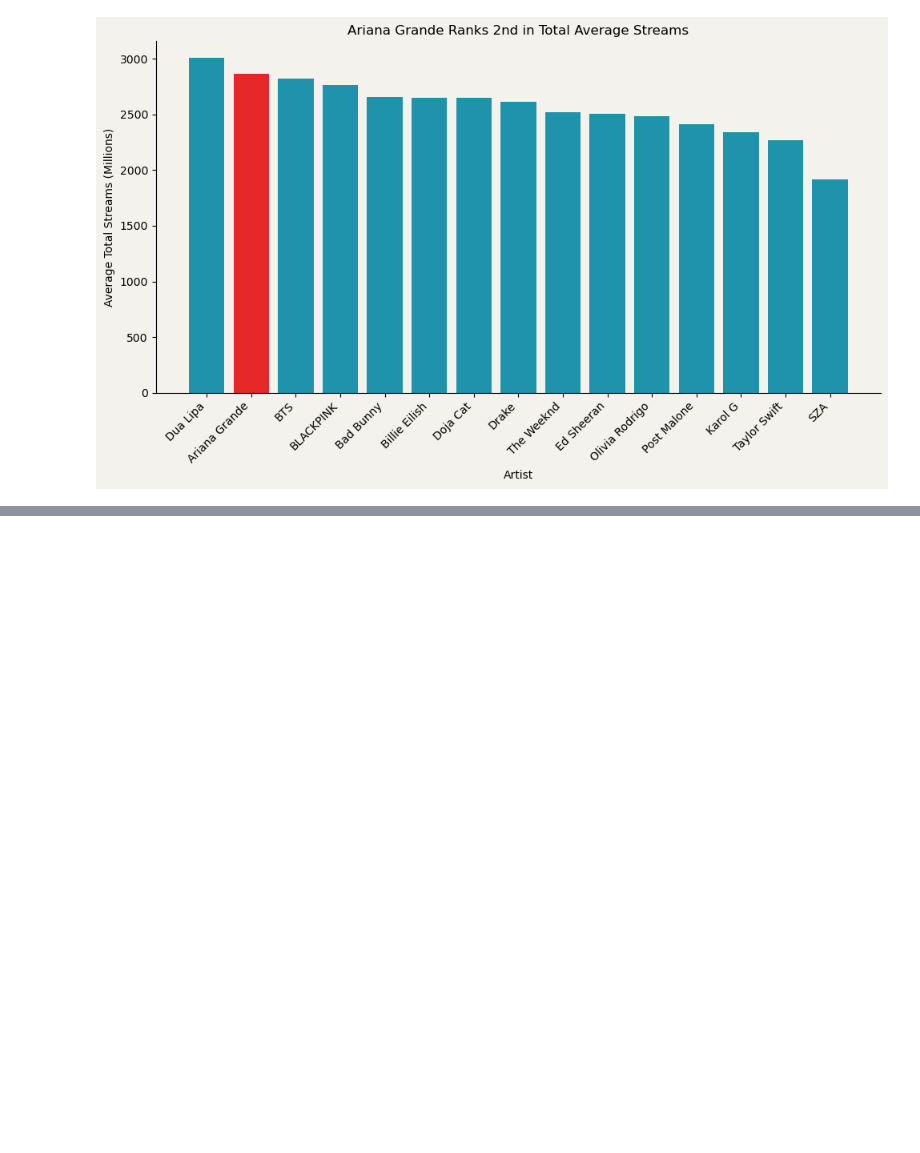
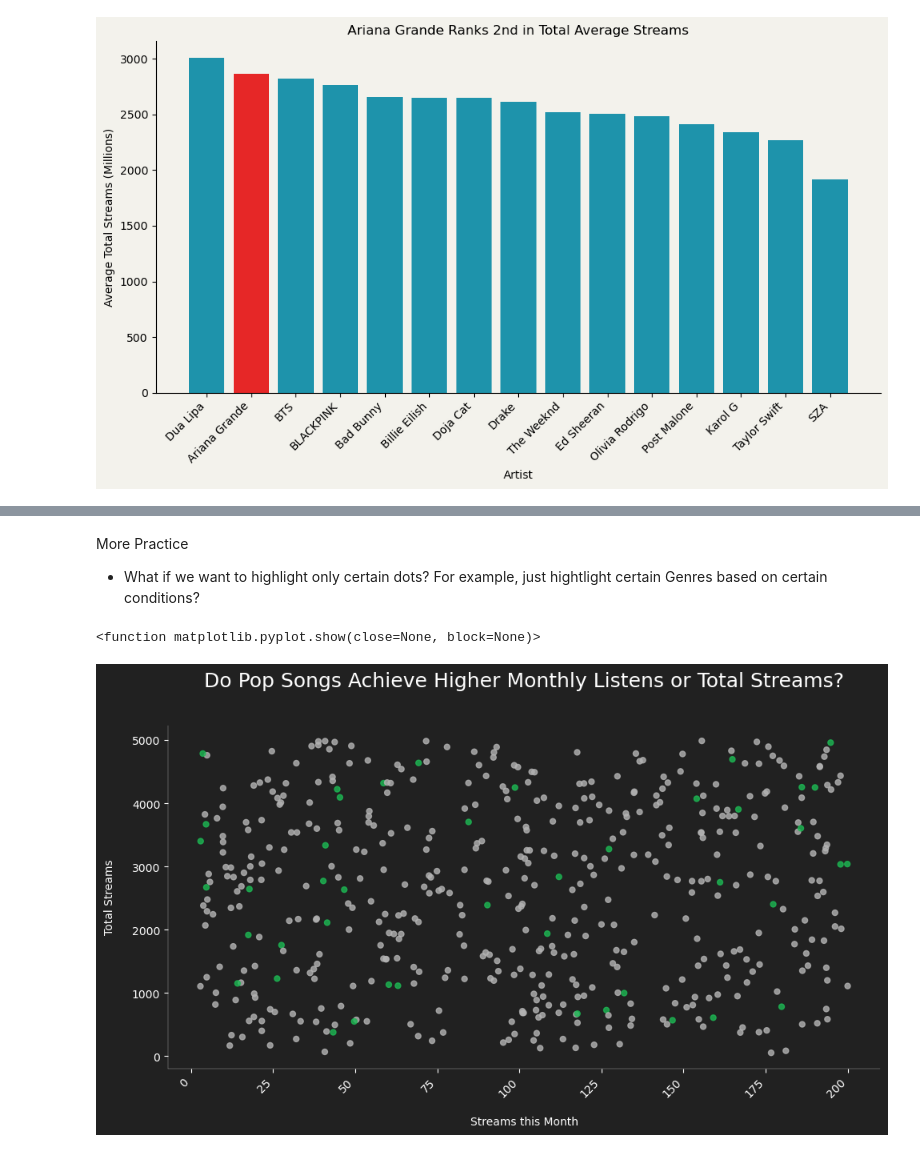
Before and after one commit to brevans25/learning-plots-brytner, a Jupyter notebook: notebooks/visualization_practice.ipynb, the cells around one changed output, grey strips where cells are left out. Saved outputs shown, nothing was run; the diff lists cells and outputs as text; code cells hidden in the pictures; blank space fills up the shorter version.

```diff
--- a/notebooks/visualization_practice.ipynb
+++ b/notebooks/visualization_practice.ipynb
@@ -173,0 +211,40 @@ plt.show
+# %% [markdown]
+More Practice<br>
+
+- What if we want to highlight only certain dots? For example, just hightlight certain Genres based on certain conditions?
+# %%
+plt.figure(figsize=(10, 6), facecolor = "#212121")
+
+featured_genre = "Pop"
+
+colors = ["#1DB954" if genre == featured_genre else "#b3b3b3" for genre in spotify_df["Genre"]]
+
+plt.scatter(spotify_df["Streams Last 30 Days (Millions)"],
+            spotify_df["Total Streams (Millions)"],
+            color = colors,
+            alpha = 0.8,
+            s = 25)
+
+plt.xlabel("Streams this Month", color = "#FFFFFF", labelpad = 15) # fixing padding around the axis labels
+plt.ylabel("Total Streams", color = "#FFFFFF", labelpad = 15)
+plt.title("No Apparent Correlation Between Monthly Listens and Total Streams", color = "#FFFFFF", pad = 20)
+plt.xticks(rotation=45, ha="right", color = "#FFFFFF")
+plt.yticks(color = "#FFFFFF")
+
+ax = plt.gca()
+ax.spines["top"].set_visible(False)
+ax.spines["right"].set_visible(False)
+ax.tick_params(color = "#FFFFFF") # Tiny markers on the axis
+ax.set_facecolor("#212121")
+ax.set_title("Do Pop Songs Achieve Higher Monthly Listens or Total Streams?", fontsize = 18, color = "#FFFFFF", pad = 35)
+
+for spine in ax.spines.values():
+    spine.set_linewidth(0.25)
+    spine.set_alpha(0.8)
+    spine.set_color("#FFFFFF")
+
+plt.tight_layout()
+plt.show
+# %% [output]
+<function matplotlib.pyplot.show(close=None, block=None)>
+[figure, added]
```
Also changed, not shown: parts of 4 cells of this notebook.
